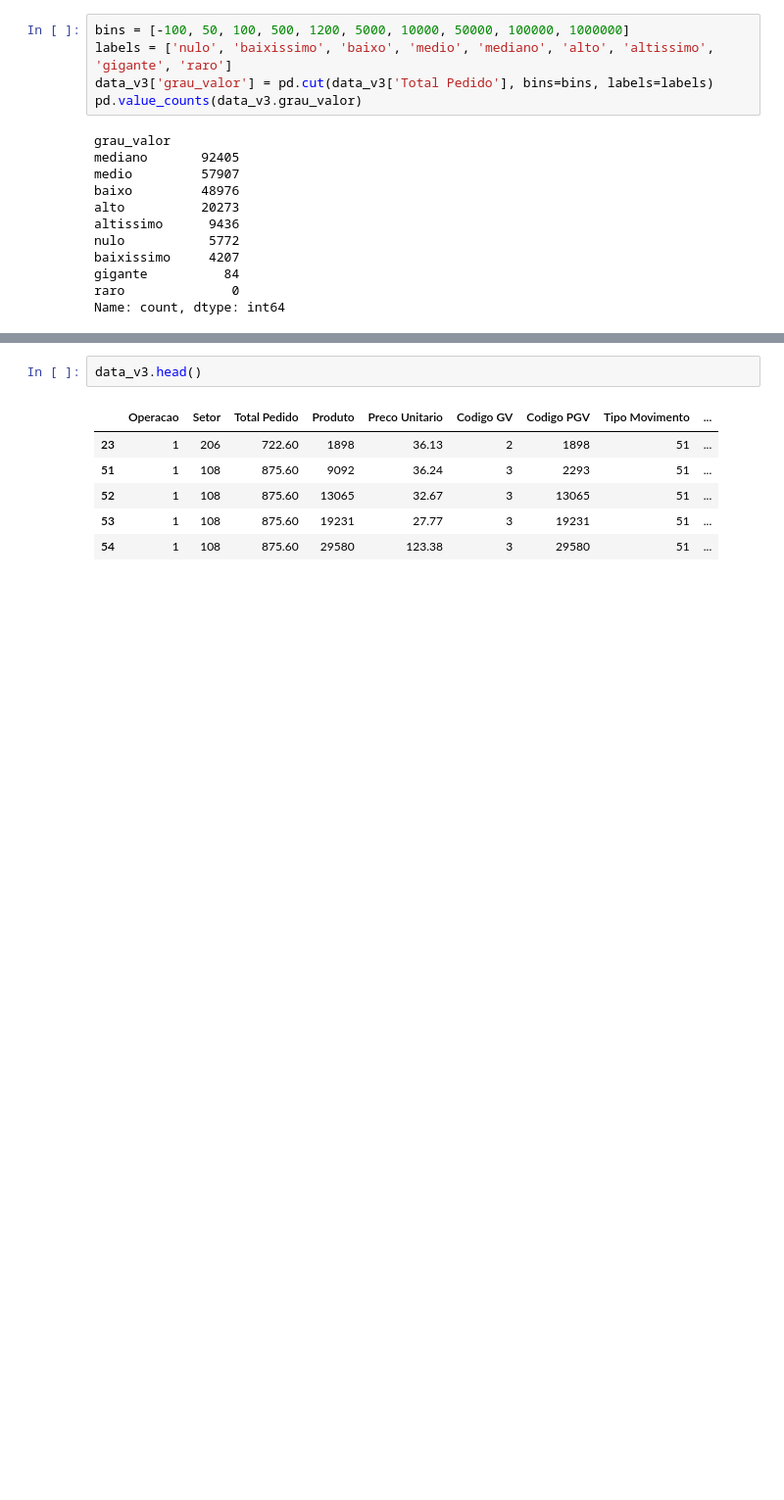
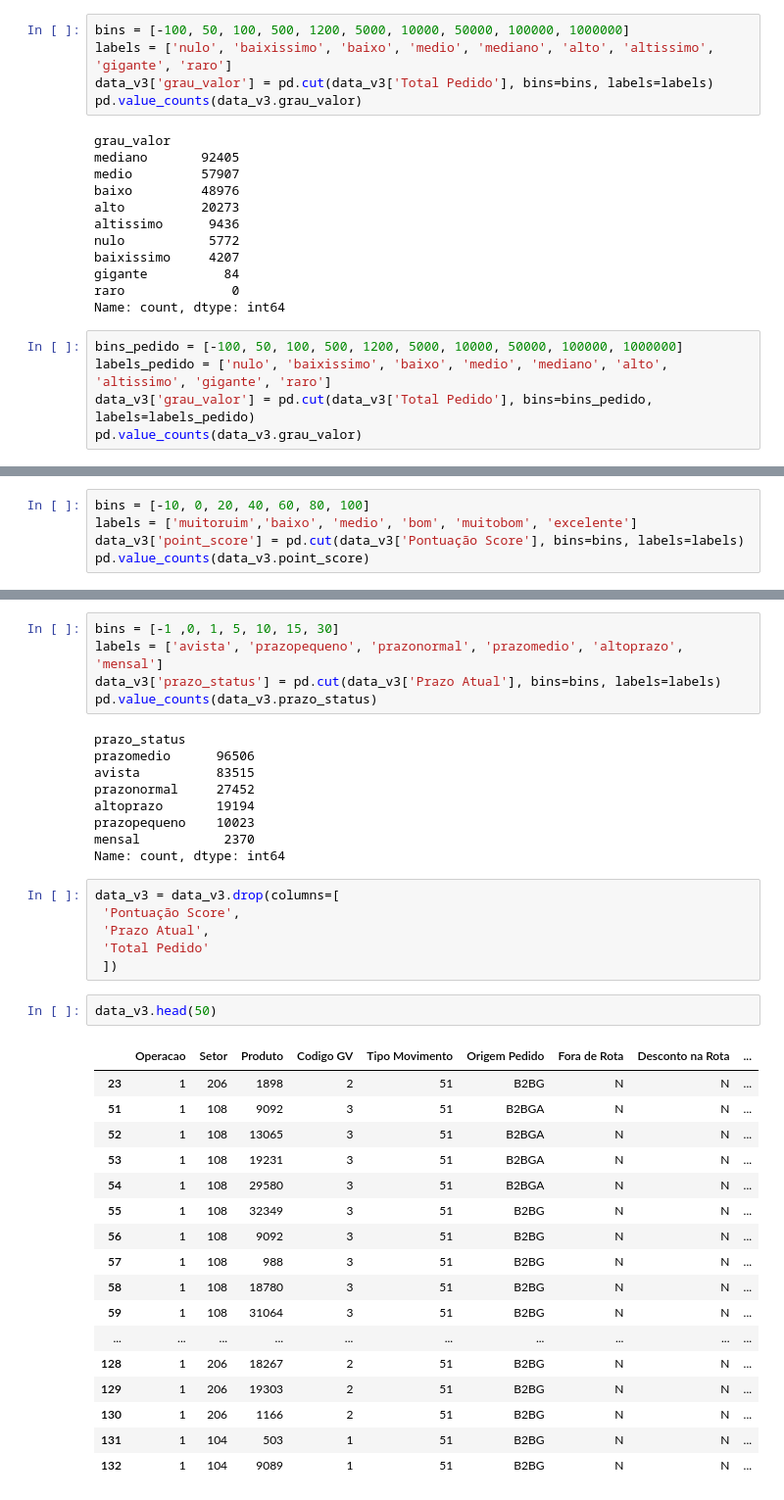
Before and after one commit to YuriiSouza/DataAnalysis, a Jupyter notebook: modelo.ipynb, the cells around one changed output, grey strips where cells are left out. Shown at 98% size. Saved outputs shown, nothing was run; the diff lists cells and outputs as text; blank space fills up the shorter version.

Commit message:
create a data analyse

```diff
--- a/modelo.ipynb
+++ b/modelo.ipynb
@@ -343,3 +346,8 @@ baixissimo     4207
 gigante          84
 raro              0
 Name: count, dtype: int64
+# %%
+bins_pedido = [-100, 50, 100, 500, 1200, 5000, 10000, 50000, 100000, 1000000]
+labels_pedido = ['nulo', 'baixissimo', 'baixo', 'medio', 'mediano', 'alto', 'altissimo', 'gigante', 'raro']
+data_v3['grau_valor'] = pd.cut(data_v3['Total Pedido'], bins=bins_pedido, labels=labels_pedido)
+pd.value_counts(data_v3.grau_valor)
@@ -345,0 +386,5 @@ Name: count, dtype: int64
+# %%
+bins = [-10, 0, 20, 40, 60, 80, 100]
+labels = ['muitoruim','baixo', 'medio', 'bom', 'muitobom', 'excelente']
+data_v3['point_score'] = pd.cut(data_v3['Pontuação Score'], bins=bins, labels=labels)
+pd.value_counts(data_v3.point_score)
@@ -346,9 +400,40 @@ Name: count, dtype: int64
+# %%
+bins = [-1 ,0, 1, 5, 10, 15, 30]
+labels = ['avista', 'prazopequeno', 'prazonormal', 'prazomedio', 'altoprazo', 'mensal']
+data_v3['prazo_status'] = pd.cut(data_v3['Prazo Atual'], bins=bins, labels=labels)
+pd.value_counts(data_v3.prazo_status)
+# %% [output]
+prazo_status
+prazomedio      96506
+avista          83515
+prazonormal     27452
+altoprazo       19194
+prazopequeno    10023
+mensal           2370
+Name: count, dtype: int64
+# %%
+data_v3 = data_v3.drop(columns=[
+ 'Pontuação Score',
+ 'Prazo Atual',
+ 'Total Pedido'
+ ])
 # %%
-data_v3.head()
+data_v3.head(50)
 # %% [output]
-|  | Operacao | Setor | Total Pedido | Produto | Preco Unitario | Codigo GV | Codigo PGV | Tipo Movimento | ... |
-| 23 | 1 | 206 | 722.60 | 1898 | 36.13 | 2 | 1898 | 51 | ... |
-| 51 | 1 | 108 | 875.60 | 9092 | 36.24 | 3 | 2293 | 51 | ... |
-| 52 | 1 | 108 | 875.60 | 13065 | 32.67 | 3 | 13065 | 51 | ... |
-| 53 | 1 | 108 | 875.60 | 19231 | 27.77 | 3 | 19231 | 51 | ... |
-| 54 | 1 | 108 | 875.60 | 29580 | 123.38 | 3 | 29580 | 51 | ... |
+|  | Operacao | Setor | Produto | Codigo GV | Tipo Movimento | Origem Pedido | Fora de Rota | Desconto na Rota | ... |
+| 23 | 1 | 206 | 1898 | 2 | 51 | B2BG | N | N | ... |
+| 51 | 1 | 108 | 9092 | 3 | 51 | B2BGA | N | N | ... |
+| 52 | 1 | 108 | 13065 | 3 | 51 | B2BGA | N | N | ... |
+| 53 | 1 | 108 | 19231 | 3 | 51 | B2BGA | N | N | ... |
+| 54 | 1 | 108 | 29580 | 3 | 51 | B2BGA | N | N | ... |
+| 55 | 1 | 108 | 32349 | 3 | 51 | B2BG | N | N | ... |
+| 56 | 1 | 108 | 9092 | 3 | 51 | B2BG | N | N | ... |
+| 57 | 1 | 108 | 988 | 3 | 51 | B2BG | N | N | ... |
+| 58 | 1 | 108 | 18780 | 3 | 51 | B2BG | N | N | ... |
+| 59 | 1 | 108 | 31064 | 3 | 51 | B2BG | N | N | ... |
+| ... | ... | ... | ... | ... | ... | ... | ... | ... | ... |
+| 128 | 1 | 206 | 18267 | 2 | 51 | B2BG | N | N | ... |
+| 129 | 1 | 206 | 19303 | 2 | 51 | B2BG | N | N | ... |
+| 130 | 1 | 206 | 1166 | 2 | 51 | B2BG | N | N | ... |
+| 131 | 1 | 104 | 503 | 1 | 51 | B2BG | N | N | ... |
+| 132 | 1 | 104 | 9089 | 1 | 51 | B2BG | N | N | ... |
```
Also changed, not shown: parts of 5 cells of this notebook.
